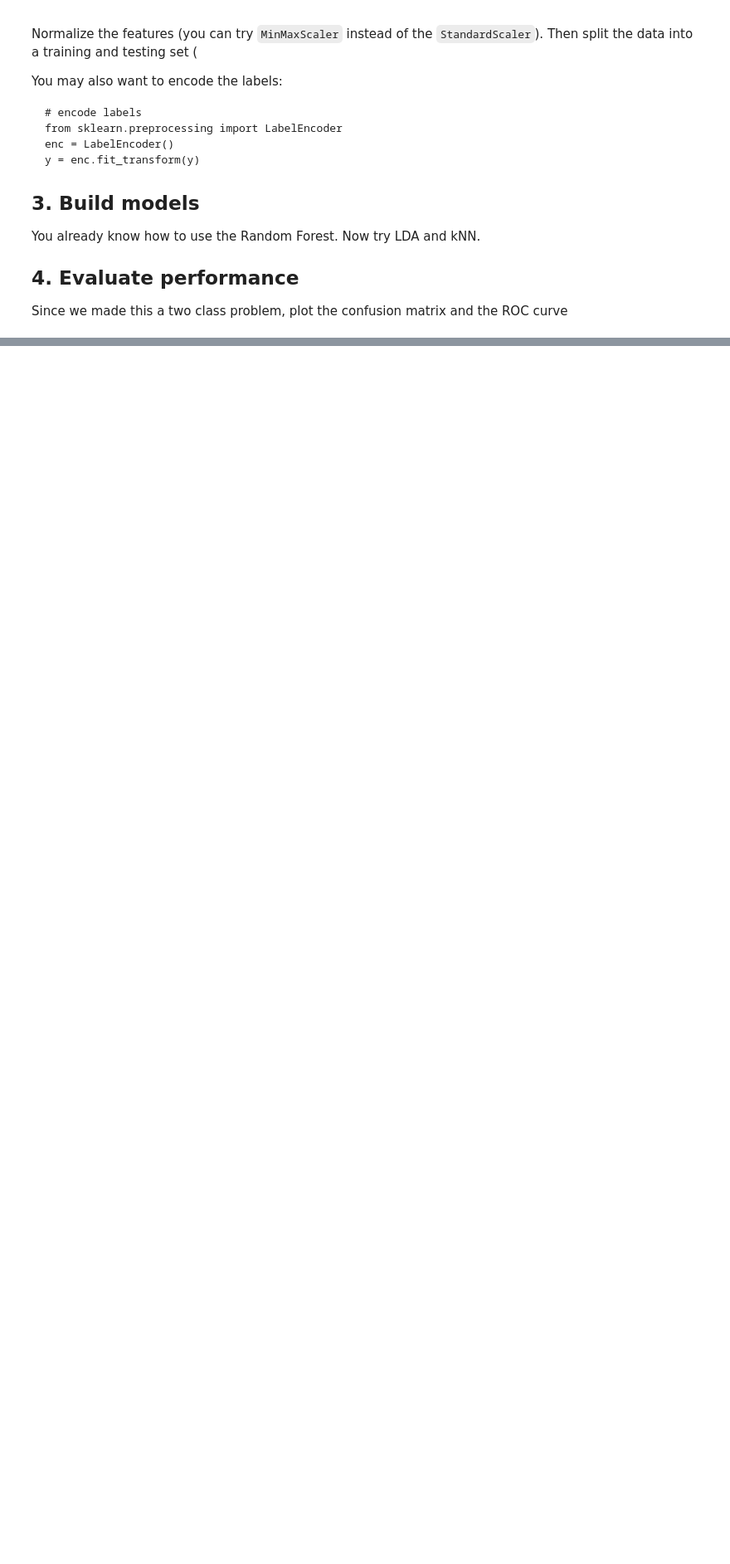
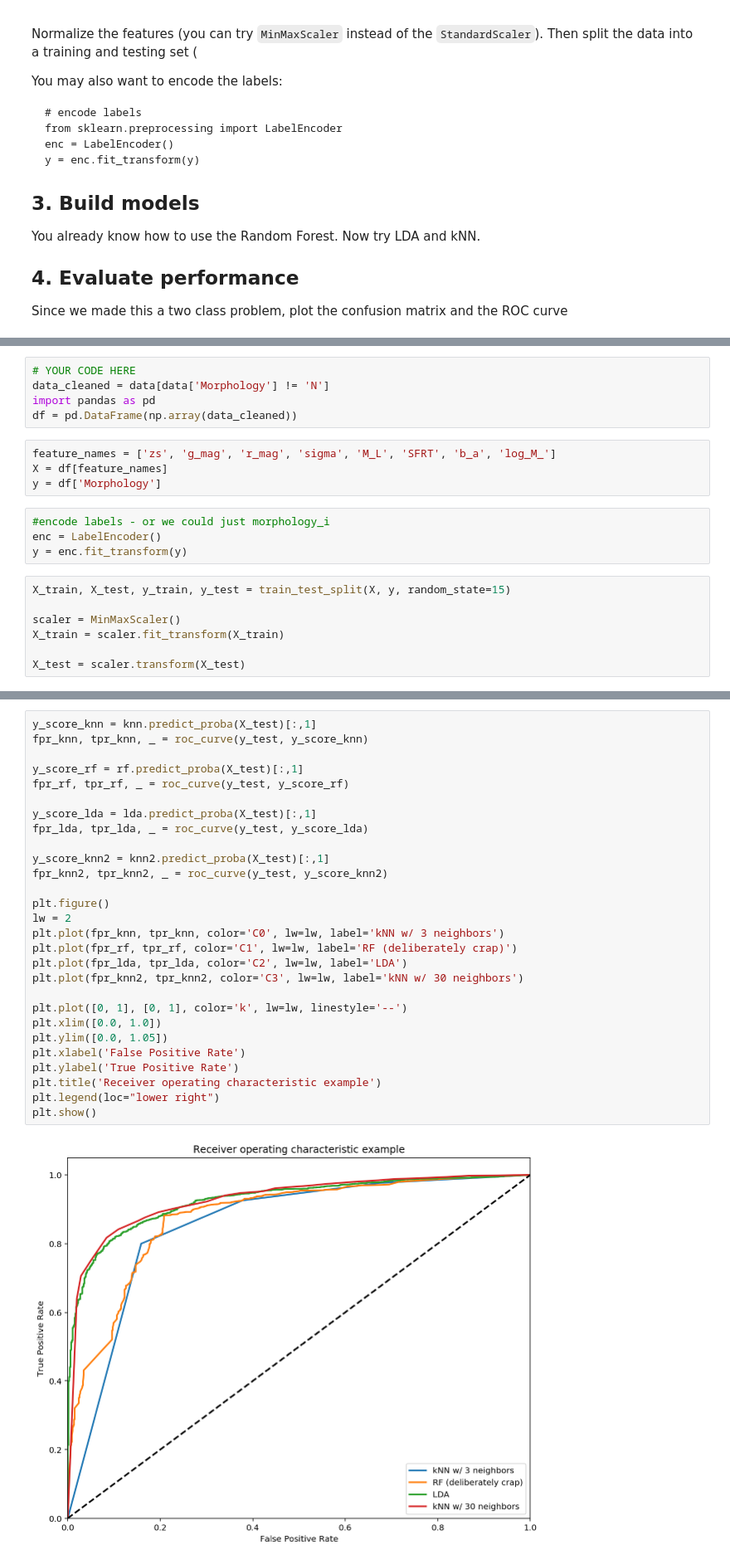
Before and after one commit to gnarayan/ast596_2020_Spring, a Jupyter notebook: lecture/14/week14.ipynb, the cells around one changed output, grey strips where cells are left out. Shown: that part at 83% size. Saved outputs shown, nothing was run; the diff lists cells and outputs as text; blank space fills up the shorter version.

```diff
--- a/lecture/14/week14.ipynb
+++ b/lecture/14/week14.ipynb
@@ -488,0 +487,20 @@ Table length=14034
+# %%
+# YOUR CODE HERE
+data_cleaned = data[data['Morphology'] != 'N']
+import pandas as pd
+df = pd.DataFrame(np.array(data_cleaned))
+# %%
+feature_names = ['zs', 'g_mag', 'r_mag', 'sigma', 'M_L', 'SFRT', 'b_a', 'log_M_']
+X = df[feature_names]
+y = df['Morphology']
+# %%
+#encode labels - or we could just morphology_i
+enc = LabelEncoder()
+y = enc.fit_transform(y)
+# %%
+X_train, X_test, y_train, y_test = train_test_split(X, y, random_state=15)
+
+scaler = MinMaxScaler()
+X_train = scaler.fit_transform(X_train)
+
+X_test = scaler.transform(X_test)
@@ -488,0 +549,30 @@ Table length=14034
+# %%
+y_score_knn = knn.predict_proba(X_test)[:,1]
+fpr_knn, tpr_knn, _ = roc_curve(y_test, y_score_knn)
+
+y_score_rf = rf.predict_proba(X_test)[:,1]
+fpr_rf, tpr_rf, _ = roc_curve(y_test, y_score_rf)
+
+y_score_lda = lda.predict_proba(X_test)[:,1]
+fpr_lda, tpr_lda, _ = roc_curve(y_test, y_score_lda)
+
+y_score_knn2 = knn2.predict_proba(X_test)[:,1]
+fpr_knn2, tpr_knn2, _ = roc_curve(y_test, y_score_knn2)
+
+plt.figure()
+lw = 2
+plt.plot(fpr_knn, tpr_knn, color='C0', lw=lw, label='kNN w/ 3 neighbors')
+plt.plot(fpr_rf, tpr_rf, color='C1', lw=lw, label='RF (deliberately crap)')
+plt.plot(fpr_lda, tpr_lda, color='C2', lw=lw, label='LDA')
+plt.plot(fpr_knn2, tpr_knn2, color='C3', lw=lw, label='kNN w/ 30 neighbors')
+
+plt.plot([0, 1], [0, 1], color='k', lw=lw, linestyle='--')
+plt.xlim([0.0, 1.0])
+plt.ylim([0.0, 1.05])
+plt.xlabel('False Positive Rate')
+plt.ylabel('True Positive Rate')
+plt.title('Receiver operating characteristic example')
+plt.legend(loc="lower right")
+plt.show()
+# %% [output]
+[figure, added]
```
Also changed, not shown: parts of 5 cells of this notebook.
